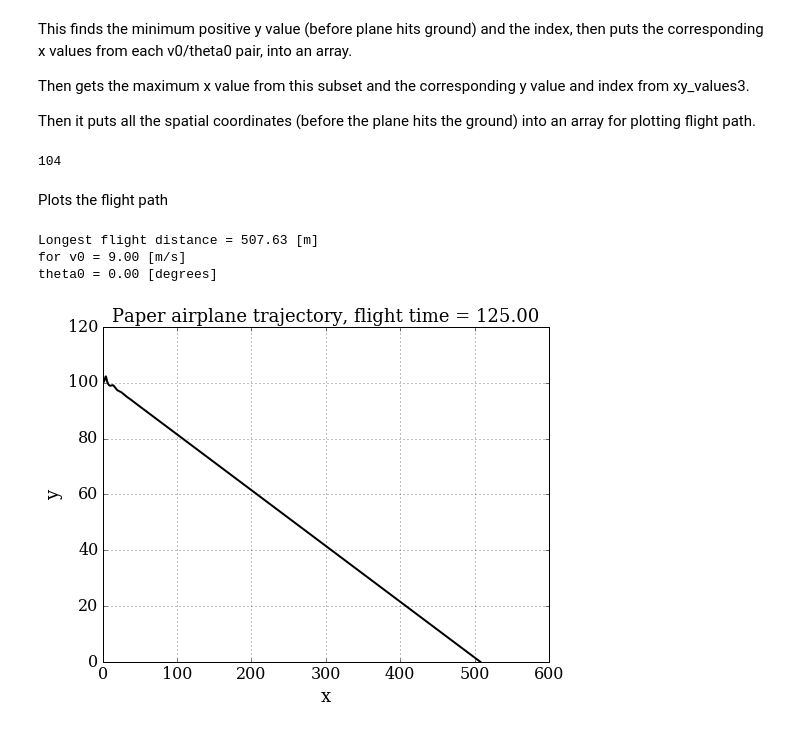
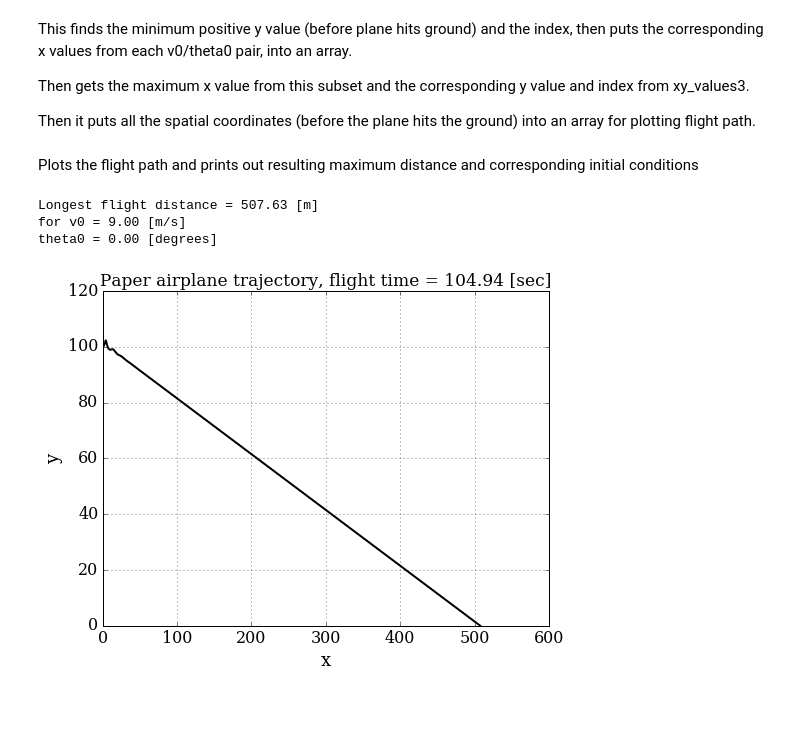
Before and after one commit to morrill/-mae6286, a Jupyter notebook: lesson_3/lesson_3.ipynb, the cells around one changed output. Drawn from its saved outputs; the diff is of its cells as text; code cells hidden in the pictures.

Commit message:
Completely finished with paper airplane challenge. Plotted flight path with inset of initial oscillations. made flight time in plot title = time for minimum positive y value.

```diff
--- a/lesson_3/lesson_3.ipynb
+++ b/lesson_3/lesson_3.ipynb
@@ -290,23 +290,19 @@ xmaxy_flight_path[:,1] = xy_values3[x_max_ind[0],x_max_ind[1],0:int(x_max[x_max_
 
 # calculate total flight time
 flight_time = x_max[x_max_ind[0],x_max_ind[1],2]*dt
-# %%
-int(x_max[x_max_ind[0],x_max_ind[1],2])*dt
-# %% [output]
-104
-# %% [markdown]
-Plots the flight path
+# %% [markdown]
+Plots the flight path and prints out resulting maximum distance and corresponding initial conditions
 # %%
 # visualize the path
 plt.figure(figsize=(8,6))
 plt.grid(True)
 plt.xlabel(r'x', fontsize=18)
 plt.ylabel(r'y', fontsize=18)
-plt.title('Paper airplane trajectory, flight time = %.2f' % T, fontsize=18)
+plt.title('Paper airplane trajectory, flight time = %.2f [sec]' % flight_time, fontsize=17)
 plt.plot(xmaxy_flight_path[:,0],xmaxy_flight_path[:,1], 'k-', lw=2)
 print('Longest flight distance = %0.2f [m]\nfor v0 = %0.2f [m/s]\ntheta0 = %0.2f [degrees]' % (xmaxy_flight_path[-1,0], v0[x_max_ind[0]], theta0[x_max_ind[1]]))
 # %% [output]
 Longest flight distance = 507.63 [m]
 for v0 = 9.00 [m/s]
 theta0 = 0.00 [degrees]
-[figure, old version]
+[figure, new version]
```
Also changed, not shown: parts of 3 cells of this notebook.
